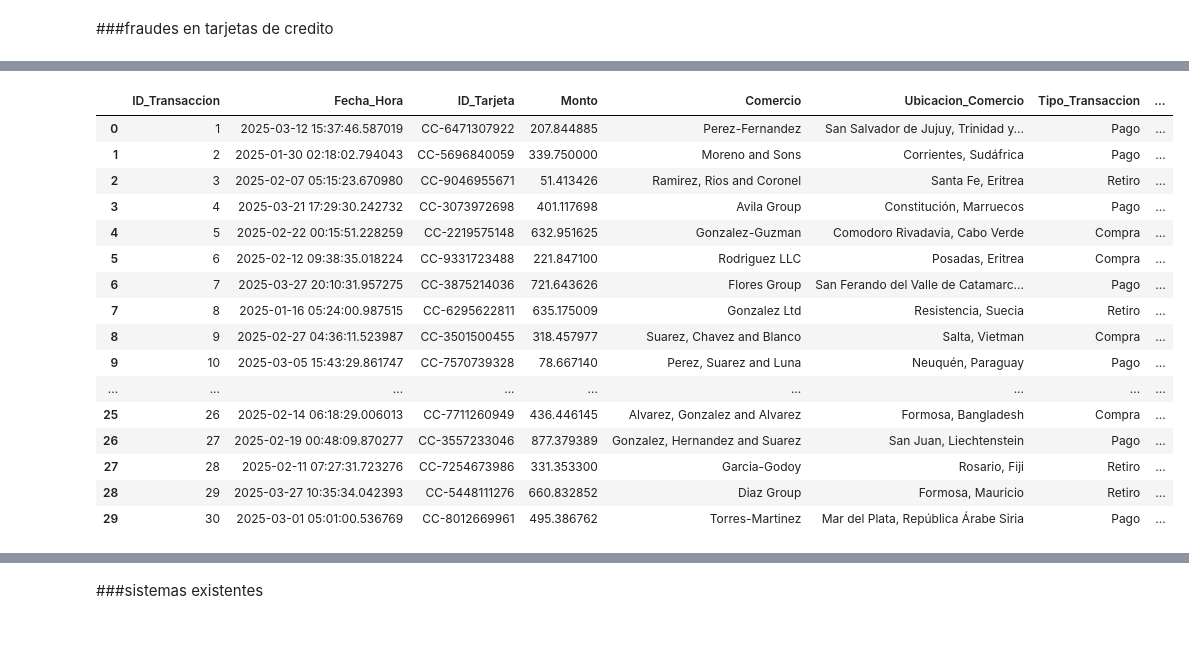
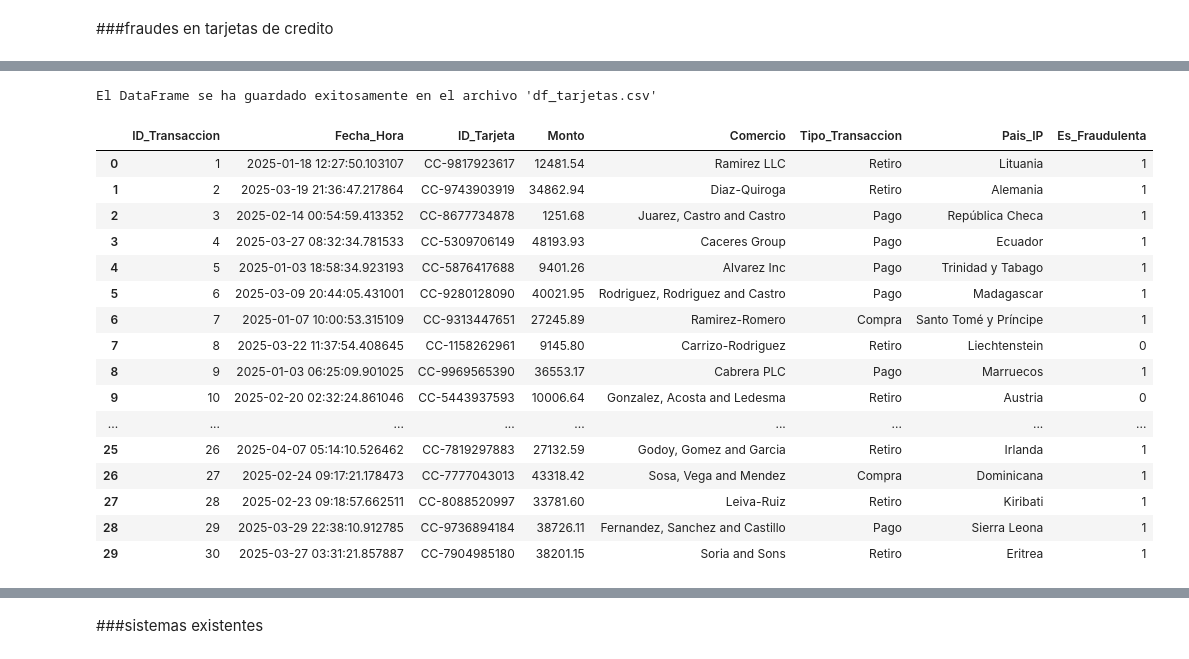
Before and after one commit to Viny2030/Libro_Algoritmos_contra_fraude_corrupcion, a Jupyter notebook: datasetlibro.ipynb, the cells around one changed output, grey strips where cells are left out. Saved outputs shown, nothing was run; the diff lists cells and outputs as text; code cells hidden in the pictures.

```diff
--- a/datasetlibro.ipynb
+++ b/datasetlibro.ipynb
@@ -2330,35 +1863,70 @@ El DataFrame se ha guardado exitosamente en el archivo 'df_rendiciones2.csv'
 # %%
+import pandas as pd
+from faker import Faker
+import numpy as np
+import random
+from datetime import datetime, timedelta
+
 # 1. Simulación de Datos de Transacciones con Tarjeta de Crédito
 fake = Faker('es_AR')
 num_transacciones = 30
+montos = np.random.uniform(1000, 50000, num_transacciones)  # Corregido: usar num_rendiciones
+montos_formateados = ["{:.2f}".format(monto) for monto in montos]
 data_tarjetas = {
     'ID_Transaccion': range(1, num_transacciones + 1),
     'Fecha_Hora': pd.to_datetime([fake.date_time_this_year() for _ in range(num_transacciones)]),
     'ID_Tarjeta': [f"CC-{random.randint(1000000000, 9999999999)}" for _ in range(num_transacciones)],
-    'Monto': np.random.uniform(10, 1000, num_transacciones),
+    'Monto': montos_formateados,
     'Comercio': [fake.company() for _ in range(num_transacciones)],
-    'Ubicacion_Comercio': [fake.city() + ", " + fake.country() for _ in range(num_transacciones)],
     'Tipo_Transaccion': [random.choice(['Compra', 'Retiro', 'Pago']) for _ in range(num_transacciones)],
-    'Pais_IP': [fake.country() for _ in range(num_transacciones)], # Simulación de país de conexión
+    'Pais_IP': [fake.country() for _ in range(num_transacciones)],  # Simulación de país de conexión
     'Es_Fraudulenta': np.zeros(num_transacciones, dtype=int)
 }
 df_tarjetas = pd.DataFrame(data_tarjetas)
+
+# Definir la lista de países europeos
+paises_europeos = [
+    "Albania", "Andorra", "Austria", "Belarus", "Belgium", "Bosnia and Herzegovina",
+    "Bulgaria", "Croatia", "Cyprus", "Czech Republic", "Denmark", "Estonia",
+    "Finland", "France", "Germany", "Greece", "Hungary", "Iceland", "Ireland",
+    "Italy", "Kosovo", "Latvia", "Liechtenstein", "Lithuania", "Luxembourg",
+    "Malta", "Moldova", "Monaco", "Montenegro", "Netherlands", "North Macedonia",
+    "Norway", "Poland", "Portugal", "Romania", "Russia", "San Marino", "Serbia",
+    "Slovakia", "Slovenia", "Spain", "Sweden", "Switzerland", "Turkey", "Ukraine",
+    "United Kingdom", "Vatican City"
+]
+
+# Función para verificar país (marcar como sospechoso si no es europeo)
+def es_transaccion_sospechosa(row):
+    if row['Pais_IP'] not in paises_europeos:
+        return 1  # Marca como sospechosa si el país NO es europeo
+    else:
+        return 0  # No es sospechosa en otros casos
+
+# Aplicar la función para marcar transacciones sospechosas
+df_tarjetas['Es_Fraudulenta'] = df_tarjetas.apply(es_transaccion_sospechosa, axis=1)
+
+nombre_archivo_csv = 'df_tarjetas.csv'
+df_tarjetas.to_csv(nombre_archivo_csv, index=False)
+
+print(f"El DataFrame se ha guardado exitosamente en el archivo '{nombre_archivo_csv}'")
 df_tarjetas
 # %% [output]
+El DataFrame se ha guardado exitosamente en el archivo 'df_tarjetas.csv'
-|  | ID_Transaccion | Fecha_Hora | ID_Tarjeta | Monto | Comercio | Ubicacion_Comercio | Tipo_Transaccion | ... |
-| 0 | 1 | 2025-03-12 15:37:46.587019 | CC-6471307922 | 207.844885 | Perez-Fernandez | San Salvador de Jujuy, Trinidad y... | Pago | ... |
-| 1 | 2 | 2025-01-30 02:18:02.794043 | CC-5696840059 | 339.750000 | Moreno and Sons | Corrientes, Sudáfrica | Pago | ... |
-| 2 | 3 | 2025-02-07 05:15:23.670980 | CC-9046955671 | 51.413426 | Ramirez, Rios and Coronel | Santa Fe, Eritrea | Retiro | ... |
-| 3 | 4 | 2025-03-21 17:29:30.242732 | CC-3073972698 | 401.117698 | Avila Group | Constitución, Marruecos | Pago | ... |
-| 4 | 5 | 2025-02-22 00:15:51.228259 | CC-2219575148 | 632.951625 | Gonzalez-Guzman | Comodoro Rivadavia, Cabo Verde | Compra | ... |
-| 5 | 6 | 2025-02-12 09:38:35.018224 | CC-9331723488 | 221.847100 | Rodriguez LLC | Posadas, Eritrea | Compra | ... |
-| 6 | 7 | 2025-03-27 20:10:31.957275 | CC-3875214036 | 721.643626 | Flores Group | San Ferando del Valle de Catamarc... | Pago | ... |
-| 7 | 8 | 2025-01-16 05:24:00.987515 | CC-6295622811 | 635.175009 | Gonzalez Ltd | Resistencia, Suecia | Retiro | ... |
-| 8 | 9 | 2025-02-27 04:36:11.523987 | CC-3501500455 | 318.457977 | Suarez, Chavez and Blanco | Salta, Vietman | Compra | ... |
-| 9 | 10 | 2025-03-05 15:43:29.861747 | CC-7570739328 | 78.667140 | Perez, Suarez and Luna | Neuquén, Paraguay | Pago | ... |
+|  | ID_Transaccion | Fecha_Hora | ID_Tarjeta | Monto | Comercio | Tipo_Transaccion | Pais_IP | Es_Fraudulenta |
+| 0 | 1 | 2025-01-18 12:27:50.103107 | CC-9817923617 | 12481.54 | Ramirez LLC | Retiro | Lituania | 1 |
+| 1 | 2 | 2025-03-19 21:36:47.217864 | CC-9743903919 | 34862.94 | Diaz-Quiroga | Retiro | Alemania | 1 |
+| 2 | 3 | 2025-02-14 00:54:59.413352 | CC-8677734878 | 1251.68 | Juarez, Castro and Castro | Pago | República Checa | 1 |
+| 3 | 4 | 2025-03-27 08:32:34.781533 | CC-5309706149 | 48193.93 | Caceres Group | Pago | Ecuador | 1 |
+| 4 | 5 | 2025-01-03 18:58:34.923193 | CC-5876417688 | 9401.26 | Alvarez Inc | Pago | Trinidad y Tabago | 1 |
+| 5 | 6 | 2025-03-09 20:44:05.431001 | CC-9280128090 | 40021.95 | Rodriguez, Rodriguez and Castro | Pago | Madagascar | 1 |
+| 6 | 7 | 2025-01-07 10:00:53.315109 | CC-9313447651 | 27245.89 | Ramirez-Romero | Compra | Santo Tomé y Príncipe | 1 |
+| 7 | 8 | 2025-03-22 11:37:54.408645 | CC-1158262961 | 9145.80 | Carrizo-Rodriguez | Retiro | Liechtenstein | 0 |
+| 8 | 9 | 2025-01-03 06:25:09.901025 | CC-9969565390 | 36553.17 | Cabrera PLC | Pago | Marruecos | 1 |
+| 9 | 10 | 2025-02-20 02:32:24.861046 | CC-5443937593 | 10006.64 | Gonzalez, Acosta and Ledesma | Retiro | Austria | 0 |
 | ... | ... | ... | ... | ... | ... | ... | ... | ... |
-| 25 | 26 | 2025-02-14 06:18:29.006013 | CC-7711260949 | 436.446145 | Alvarez, Gonzalez and Alvarez | Formosa, Bangladesh | Compra | ... |
-| 26 | 27 | 2025-02-19 00:48:09.870277 | CC-3557233046 | 877.379389 | Gonzalez, Hernandez and Suarez | San Juan, Liechtenstein | Pago | ... |
-| 27 | 28 | 2025-02-11 07:27:31.723276 | CC-7254673986 | 331.353300 | Garcia-Godoy | Rosario, Fiji | Retiro | ... |
-| 28 | 29 | 2025-03-27 10:35:34.042393 | CC-5448111276 | 660.832852 | Diaz Group | Formosa, Mauricio | Retiro | ... |
-| 29 | 30 | 2025-03-01 05:01:00.536769 | CC-8012669961 | 495.386762 | Torres-Martinez | Mar del Plata, República Árabe Siria | Pago | ... |
+| 25 | 26 | 2025-04-07 05:14:10.526462 | CC-7819297883 | 27132.59 | Godoy, Gomez and Garcia | Retiro | Irlanda | 1 |
+| 26 | 27 | 2025-02-24 09:17:21.178473 | CC-7777043013 | 43318.42 | Sosa, Vega and Mendez | Compra | Dominicana | 1 |
+| 27 | 28 | 2025-02-23 09:18:57.662511 | CC-8088520997 | 33781.60 | Leiva-Ruiz | Retiro | Kiribati | 1 |
+| 28 | 29 | 2025-03-29 22:38:10.912785 | CC-9736894184 | 38726.11 | Fernandez, Sanchez and Castillo | Pago | Sierra Leona | 1 |
+| 29 | 30 | 2025-03-27 03:31:21.857887 | CC-7904985180 | 38201.15 | Soria and Sons | Retiro | Eritrea | 1 |
```
Also changed, not shown: parts of 63 cells of this notebook.
